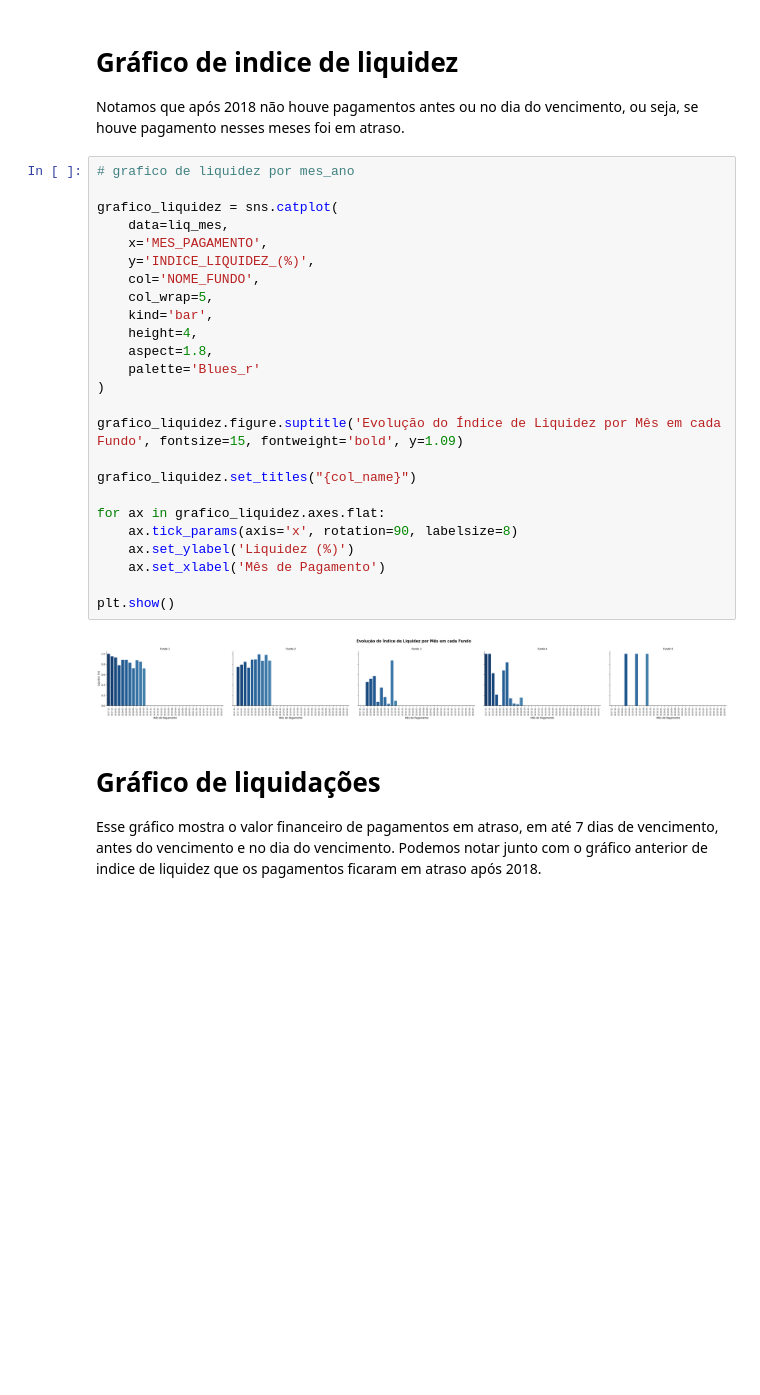
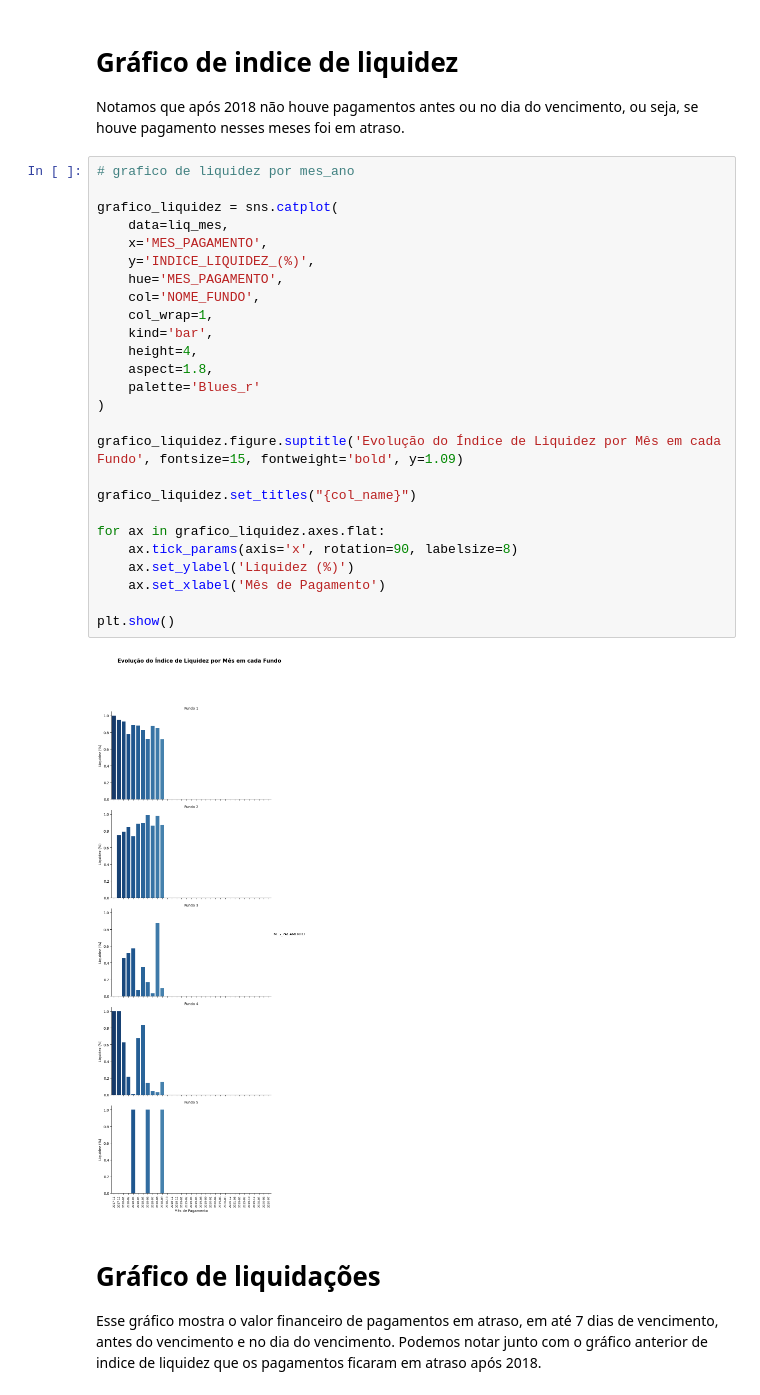
Before and after one commit to cvhloe/prova, a Jupyter notebook: Prova_Victoria.ipynb, the cells around one changed output. Drawn from its saved outputs; the diff is of its cells as text; blank space fills up the shorter version.

```diff
--- a/Prova_Victoria.ipynb
+++ b/Prova_Victoria.ipynb
@@ -142,30 +142,31 @@ Notamos que após 2018 não houve pagamentos antes ou no dia do vencimento, ou s
 # %%
 # grafico de liquidez por mes_ano
 
 grafico_liquidez = sns.catplot(
     data=liq_mes,
     x='MES_PAGAMENTO',
     y='INDICE_LIQUIDEZ_(%)',
+    hue='MES_PAGAMENTO',
     col='NOME_FUNDO',
-    col_wrap=5,
+    col_wrap=1,
     kind='bar',
     height=4,
     aspect=1.8,
     palette='Blues_r'
 )
 
 grafico_liquidez.figure.suptitle('Evolução do Índice de Liquidez por Mês em cada Fundo', fontsize=15, fontweight='bold', y=1.09)
 
 grafico_liquidez.set_titles("{col_name}")
 
 for ax in grafico_liquidez.axes.flat:
     ax.tick_params(axis='x', rotation=90, labelsize=8)
     ax.set_ylabel('Liquidez (%)')
     ax.set_xlabel('Mês de Pagamento')
 
 plt.show()
 # %% [output]
-[figure, old version]
+[figure, new version]
 # %% [markdown]
 # Gráfico de liquidações
 
```
Also changed, not shown: parts of 5 cells of this notebook.
